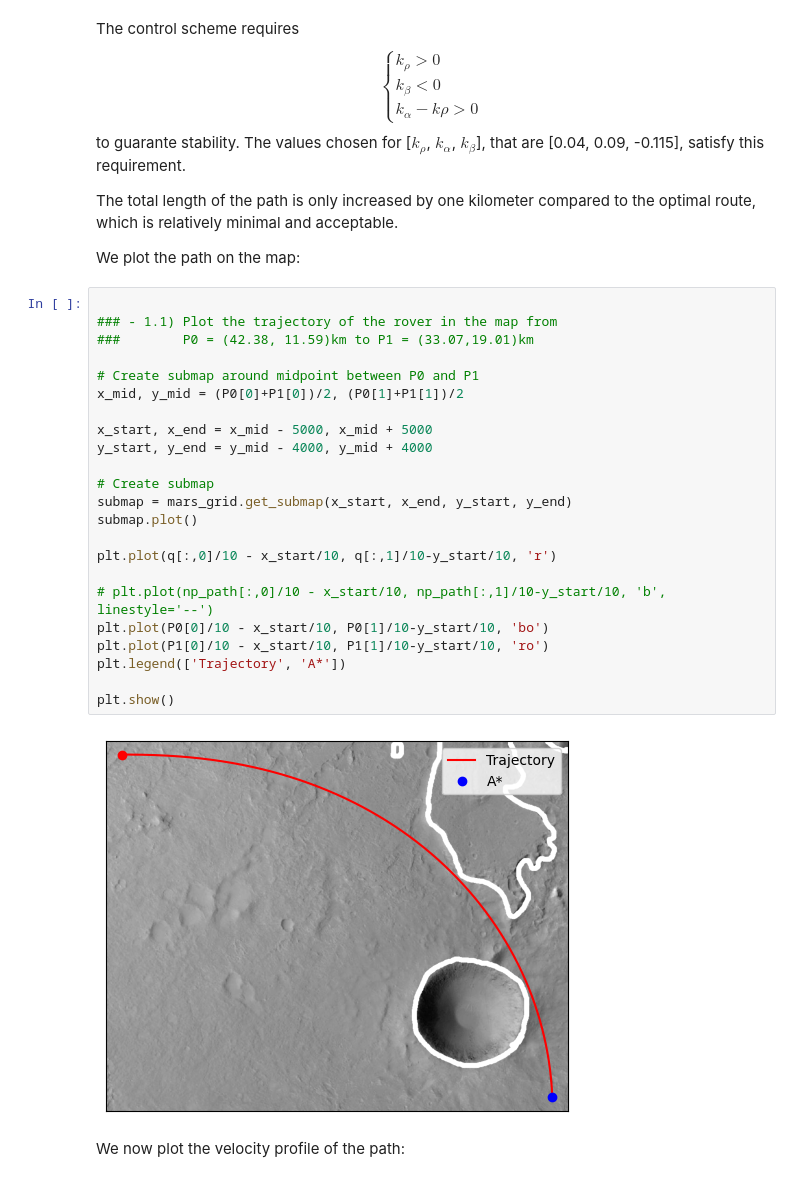
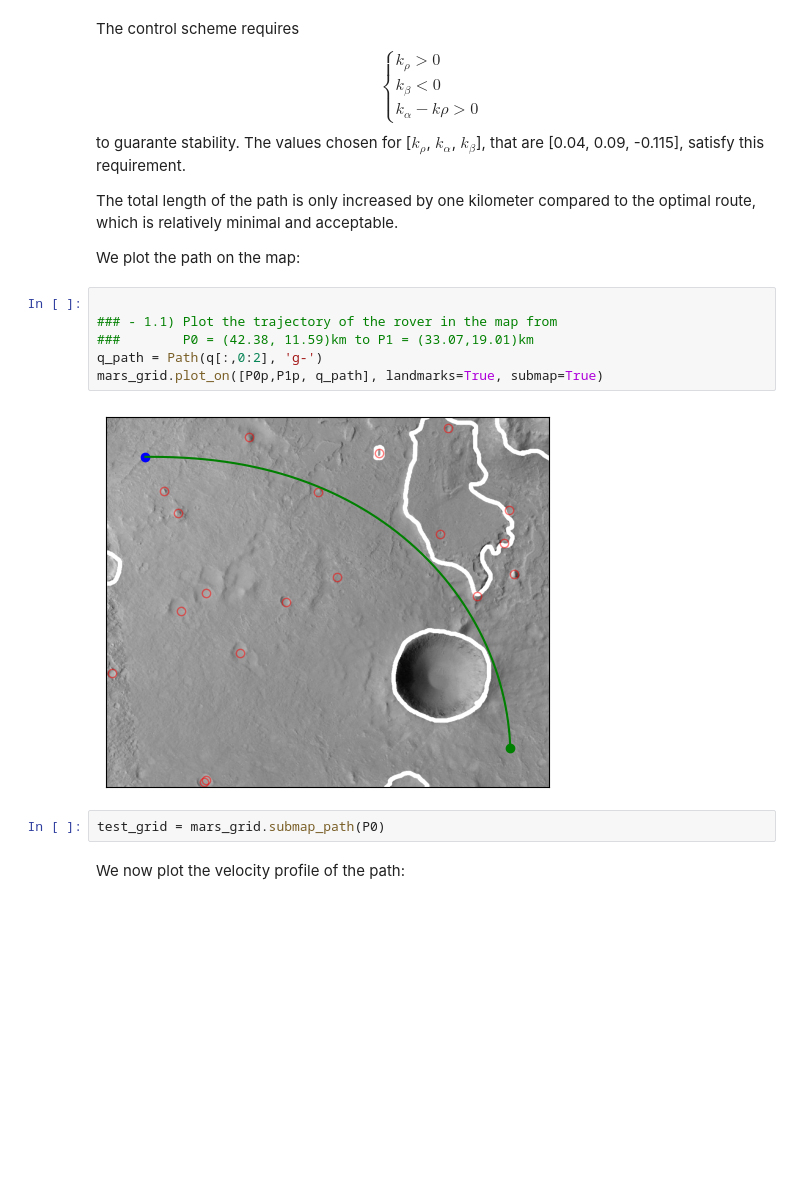
Before and after one commit to Meoli96/Robotic-pathfinding, a Jupyter notebook: main.ipynb, the cells around one changed output. Saved outputs shown, nothing was run; the diff lists cells and outputs as text; blank space fills up the shorter version.

```diff
--- a/main.ipynb
+++ b/main.ipynb
@@ -164,31 +160,16 @@ to guarante stability. The values chosen for [$k_\rho$, $k_\alpha$, $k_\beta$],
 The total length of the path is only increased by one kilometer compared to the optimal route, which is relatively minimal and acceptable.
 
 We plot the path on the map:
-# %%
-
-### - 1.1) Plot the trajectory of the rover in the map from
-###        P0 = (42.38, 11.59)km to P1 = (33.07,19.01)km
-
-# Create submap around midpoint between P0 and P1
-x_mid, y_mid = (P0[0]+P1[0])/2, (P0[1]+P1[1])/2
-
-x_start, x_end = x_mid - 5000, x_mid + 5000
-y_start, y_end = y_mid - 4000, y_mid + 4000
-
-# Create submap
-submap = mars_grid.get_submap(x_start, x_end, y_start, y_end)
-submap.plot()
-
-plt.plot(q[:,0]/10 - x_start/10, q[:,1]/10-y_start/10, 'r')
-
-# plt.plot(np_path[:,0]/10 - x_start/10, np_path[:,1]/10-y_start/10, 'b', linestyle='--')
-plt.plot(P0[0]/10 - x_start/10, P0[1]/10-y_start/10, 'bo')
-plt.plot(P1[0]/10 - x_start/10, P1[1]/10-y_start/10, 'ro')
-plt.legend(['Trajectory', 'A*'])
-
-plt.show()
-# %% [output]
-[figure, removed]
+# %%
+
+### - 1.1) Plot the trajectory of the rover in the map from
+###        P0 = (42.38, 11.59)km to P1 = (33.07,19.01)km
+q_path = Path(q[:,0:2], 'g-')
+mars_grid.plot_on([P0p,P1p, q_path], landmarks=True, submap=True)
+# %% [output]
+[figure, added]
+# %%
+test_grid = mars_grid.submap_path(P0)
 # %% [markdown]
 We now plot the velocity profile of the path:
 # %%
```
Also changed, not shown: parts of 11 cells of this notebook, 3 other files.
